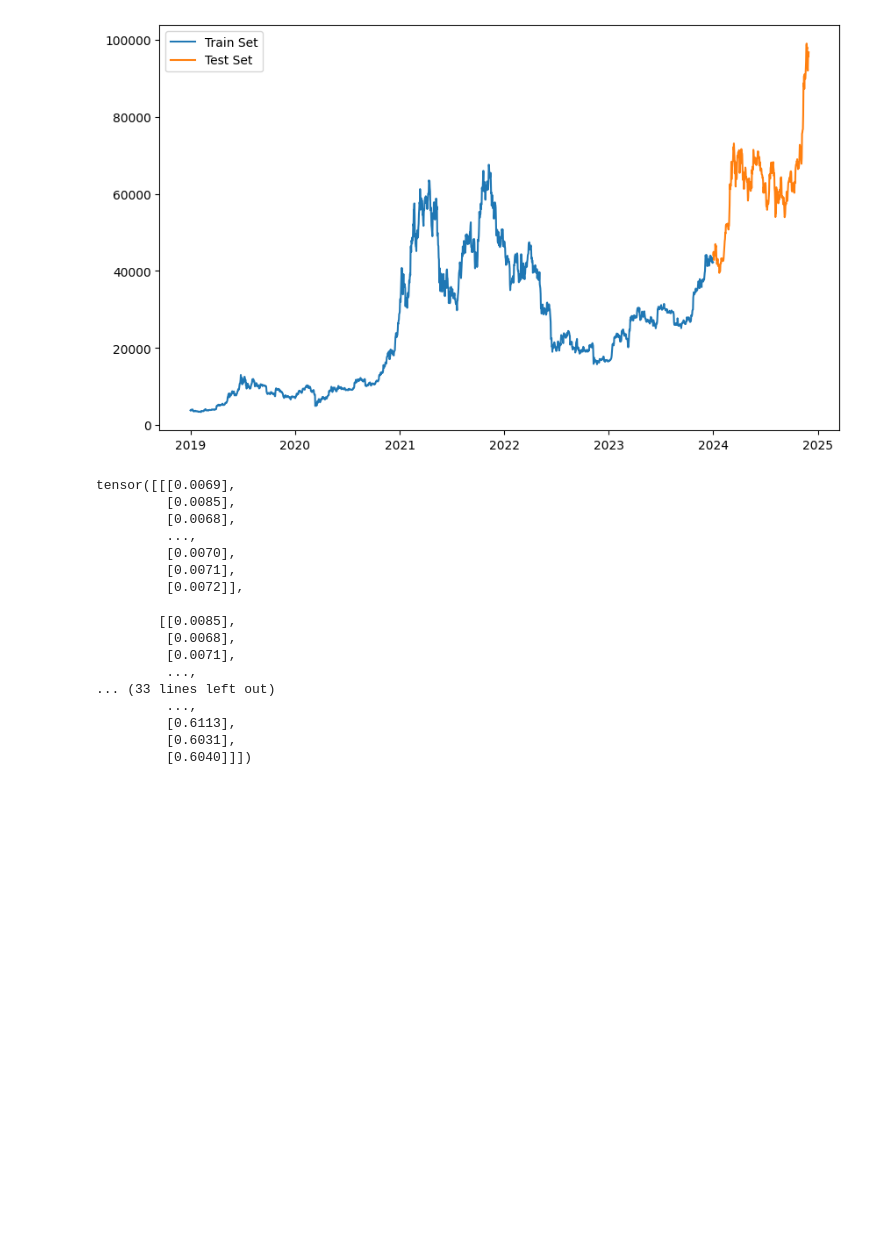
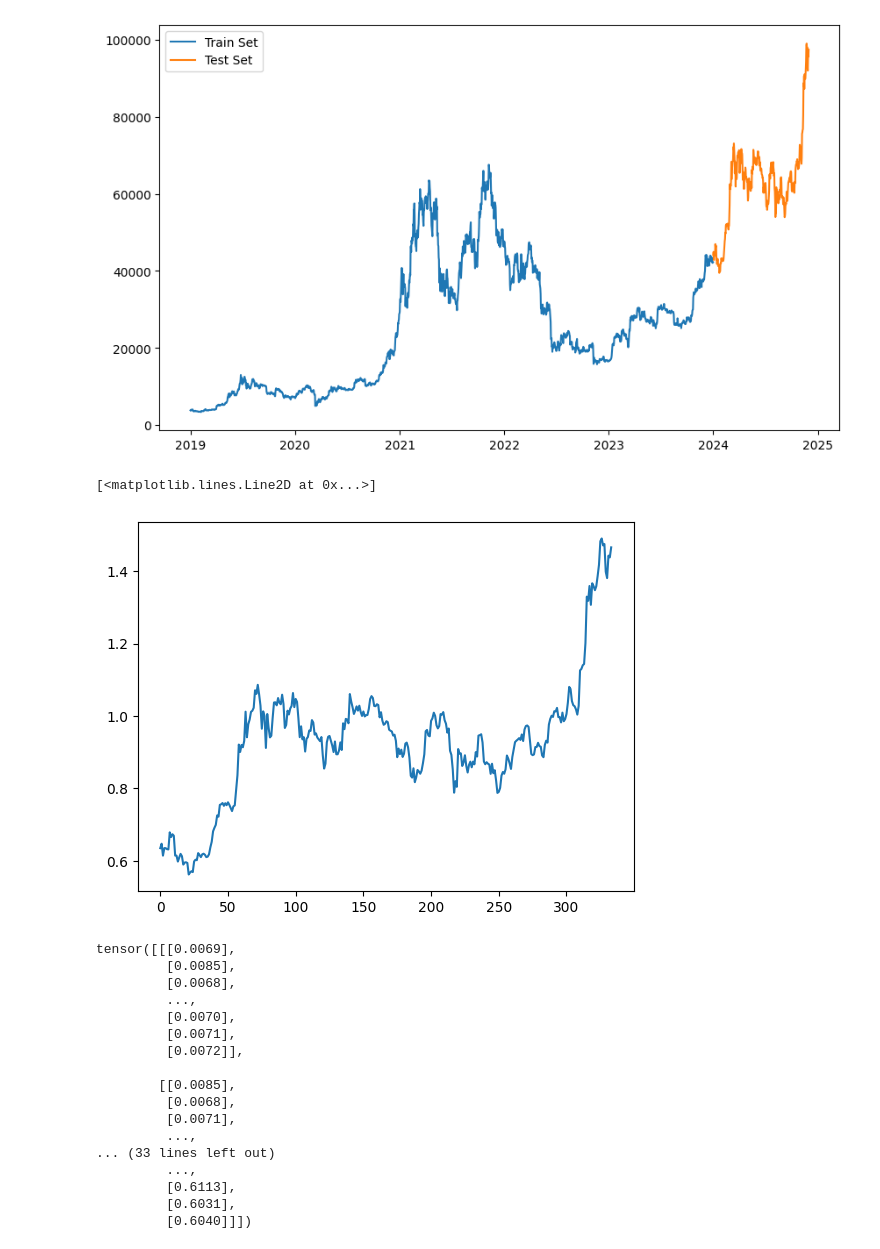
Before and after one commit to K-T-P/Deep-Learning-Fundamentals, a Jupyter notebook: Workshop5/workshop_5.ipynb, the cells around one changed output. Drawn from its saved outputs; the diff is of its cells as text; code cells hidden in the pictures; blank space fills up the shorter version.

```diff
--- a/Workshop5/workshop_5.ipynb
+++ b/Workshop5/workshop_5.ipynb
@@ -875,3 +982,8 @@ testset_scaled = scaler.transform(testset).astype(np.float32)
+# %%
+plt.plot(testset_scaled)
+# %% [output]
+[<matplotlib.lines.Line2D at 0x...>]
+[figure, added]
 # %%
 # Providing past60 days information for trainset
 day_count = trainset_scaled.shape[0] - 60
```
Also changed, not shown: parts of 33 cells of this notebook.
